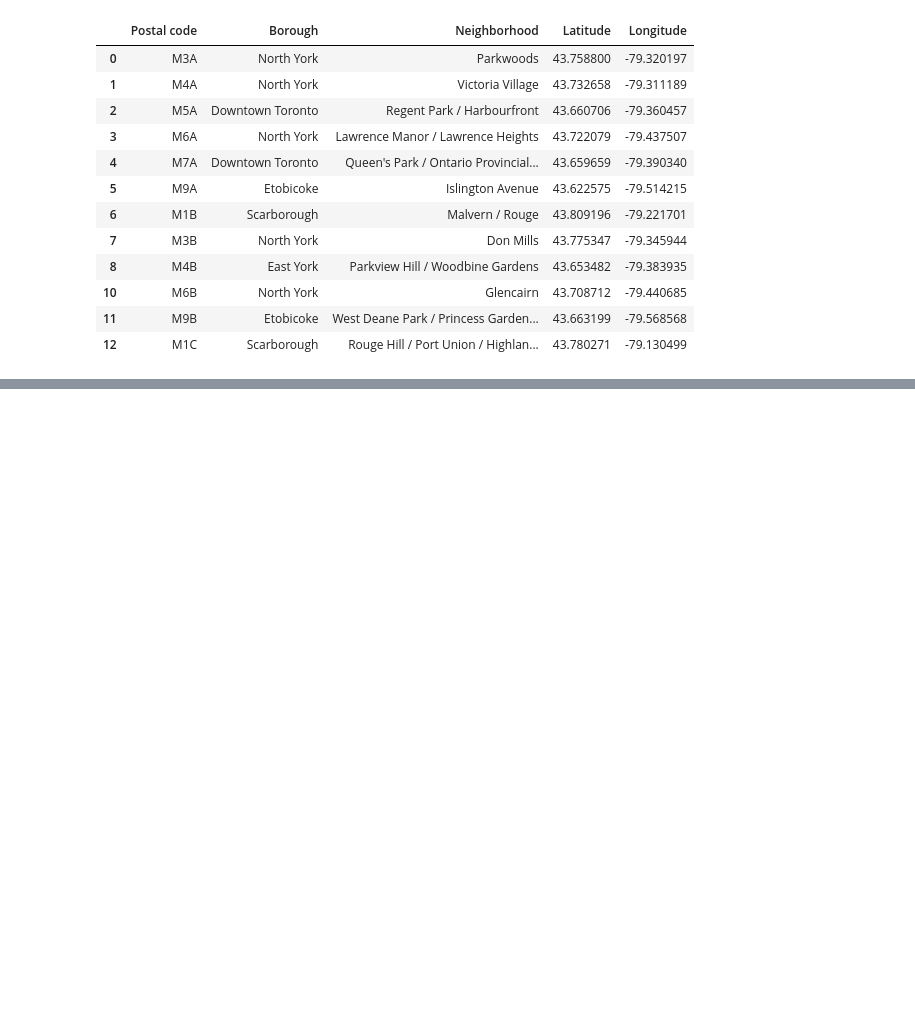
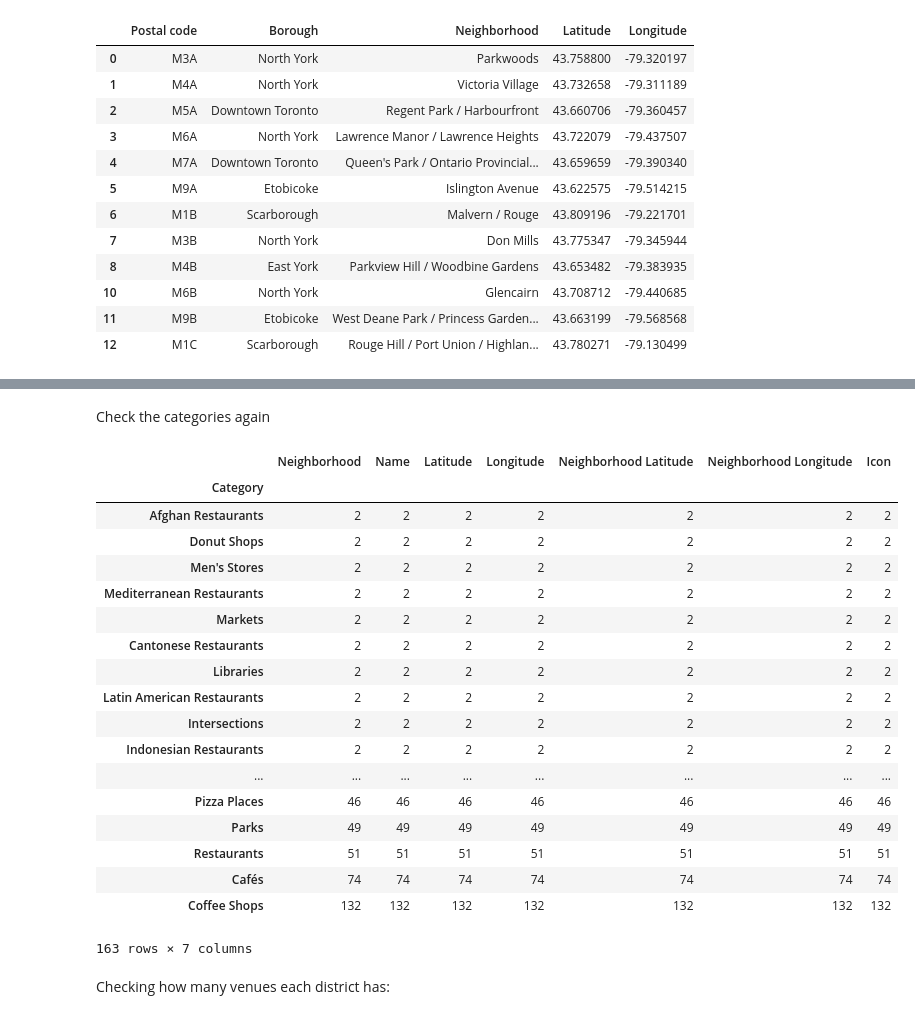
Before and after one commit to dudasaron/Coursera_Capstone, a Jupyter notebook: Toronto Neighborhoods.ipynb, the cells around one changed output, grey strips where cells are left out. Cells and saved outputs as stored; diff of their text form; code cells hidden in the pictures; blank space fills up the shorter version.

```diff
--- a/Toronto Neighborhoods.ipynb
+++ b/Toronto Neighborhoods.ipynb
@@ -104,0 +270,29 @@ hoods_with_loc.head(12)
+# %%
+for cat in unique_cat_list.index:
+    venues_with_hoods = venues_with_hoods[venues_with_hoods.Category != cat]
+# %% [markdown]
+Check the categories again
+# %%
+venues_with_hoods.groupby('Category').count().sort_values(by='Neighborhood')
+# %% [output]
+|  | Neighborhood | Name | Latitude | Longitude | Neighborhood Latitude | Neighborhood Longitude | Icon |
+| Category |  |  |  |  |  |  |  |
+| Afghan Restaurants | 2 | 2 | 2 | 2 | 2 | 2 | 2 |
+| Donut Shops | 2 | 2 | 2 | 2 | 2 | 2 | 2 |
+| Men's Stores | 2 | 2 | 2 | 2 | 2 | 2 | 2 |
+| Mediterranean Restaurants | 2 | 2 | 2 | 2 | 2 | 2 | 2 |
+| Markets | 2 | 2 | 2 | 2 | 2 | 2 | 2 |
+| Cantonese Restaurants | 2 | 2 | 2 | 2 | 2 | 2 | 2 |
+| Libraries | 2 | 2 | 2 | 2 | 2 | 2 | 2 |
+| Latin American Restaurants | 2 | 2 | 2 | 2 | 2 | 2 | 2 |
+| Intersections | 2 | 2 | 2 | 2 | 2 | 2 | 2 |
+| Indonesian Restaurants | 2 | 2 | 2 | 2 | 2 | 2 | 2 |
+| ... | ... | ... | ... | ... | ... | ... | ... |
+| Pizza Places | 46 | 46 | 46 | 46 | 46 | 46 | 46 |
+| Parks | 49 | 49 | 49 | 49 | 49 | 49 | 49 |
+| Restaurants | 51 | 51 | 51 | 51 | 51 | 51 | 51 |
+| Cafés | 74 | 74 | 74 | 74 | 74 | 74 | 74 |
+| Coffee Shops | 132 | 132 | 132 | 132 | 132 | 132 | 132 |
+163 rows × 7 columns
+# %% [markdown]
+Checking how many venues each district has:
```
Also changed, not shown: parts of 34 cells of this notebook.
